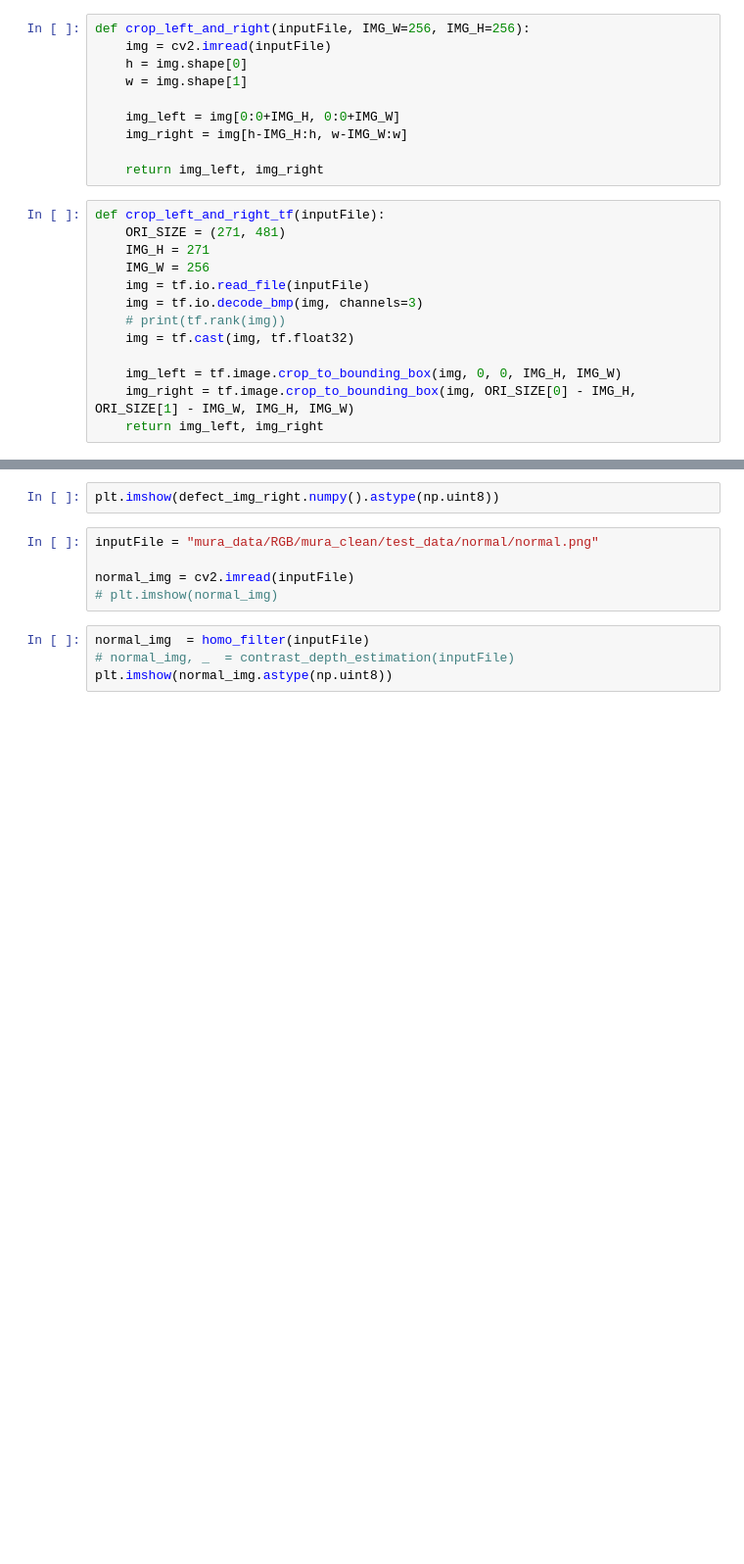
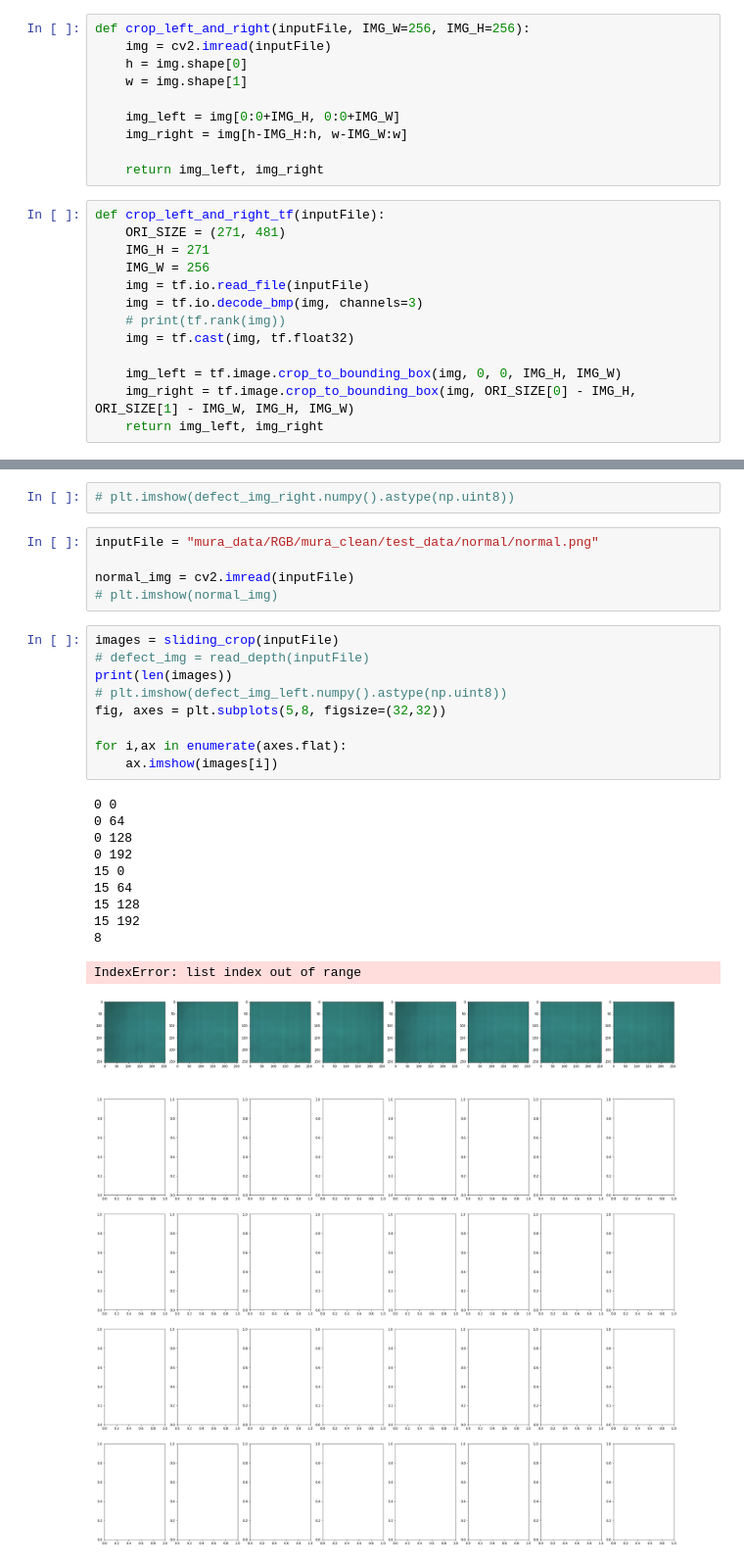
Before and after one commit to mrcaelumn/mura_detector, a Jupyter notebook: testing.ipynb, the cells around one changed output, grey strips where cells are left out. Shown at 98% size. Cells and saved outputs as stored; diff of their text form; blank space fills up the shorter version.

Commit message:
add sliding crop

```diff
--- a/testing.ipynb
+++ b/testing.ipynb
@@ -144,11 +112,28 @@ plt.imshow(defect_img_left.numpy().astype(np.uint8))
 # %%
-plt.imshow(defect_img_right.numpy().astype(np.uint8))
+# plt.imshow(defect_img_right.numpy().astype(np.uint8))
 # %%
 inputFile = "mura_data/RGB/mura_clean/test_data/normal/normal.png"
 
 normal_img = cv2.imread(inputFile)
 # plt.imshow(normal_img)
 # %%
-normal_img  = homo_filter(inputFile)
-# normal_img, _  = contrast_depth_estimation(inputFile)
-plt.imshow(normal_img.astype(np.uint8))
+images = sliding_crop(inputFile)
+# defect_img = read_depth(inputFile)
+print(len(images))
+# plt.imshow(defect_img_left.numpy().astype(np.uint8))
+fig, axes = plt.subplots(5,8, figsize=(32,32))
+
+for i,ax in enumerate(axes.flat):
+    ax.imshow(images[i])
+# %% [output]
+0 0
+0 64
+0 128
+0 192
+15 0
+15 64
+15 128
+15 192
+8
+IndexError: list index out of range
+[figure, added]
```
Also changed, not shown: parts of 4 cells of this notebook, 3 other files.
